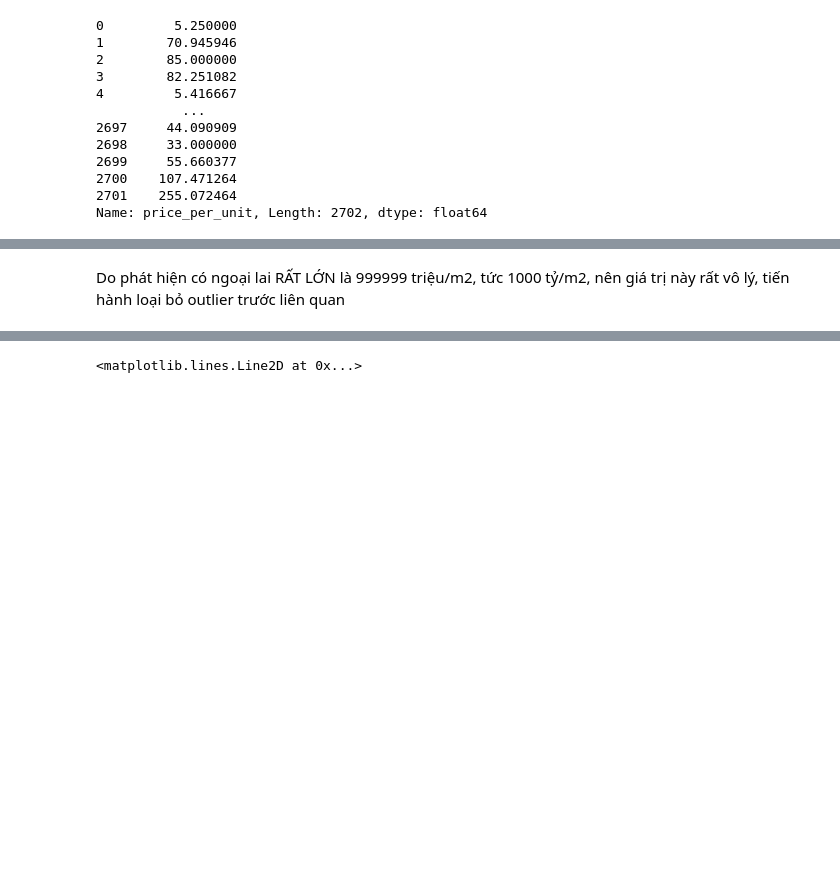
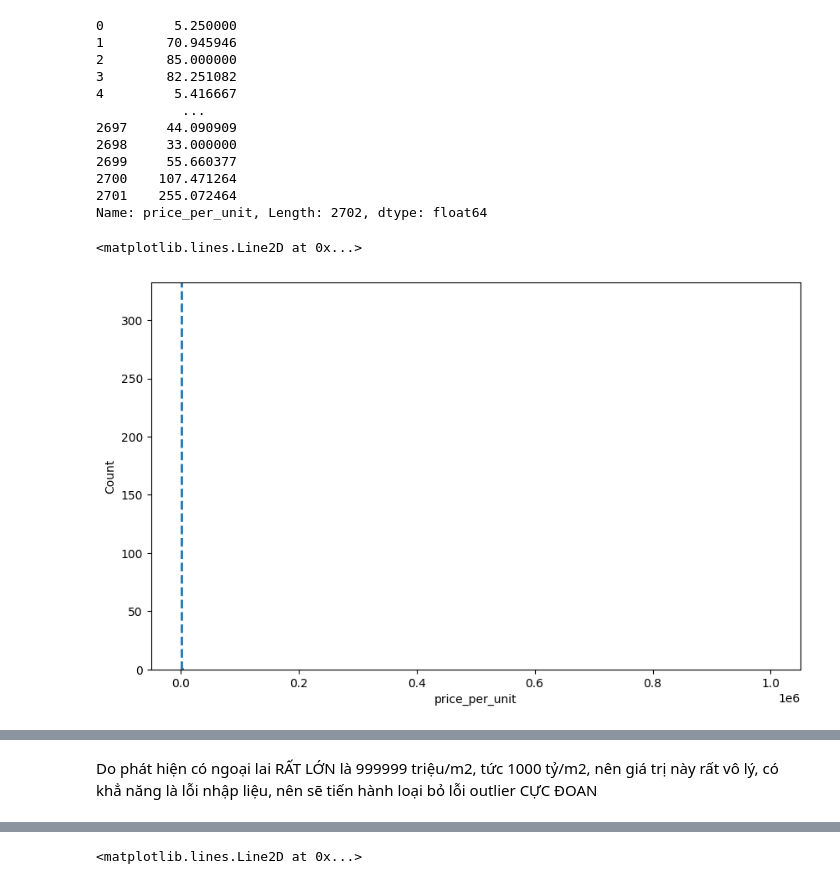
Before and after one commit to khaixinhtuoi/house_price_analysis, a Jupyter notebook: 01_build_model.ipynb, the cells around one changed output, grey strips where cells are left out. Cells and saved outputs as stored; diff of their text form; code cells hidden in the pictures; blank space fills up the shorter version.

Commit message:
complete data preprocessing

```diff
--- a/01_build_model.ipynb
+++ b/01_build_model.ipynb
@@ -175,6 +175,13 @@ data['price_per_unit']
 2700    107.471264
 2701    255.072464
 Name: price_per_unit, Length: 2702, dtype: float64
+# %%
+plt.figure(figsize=(10, 6))
+sns.histplot(data['price_per_unit'])
+plt.axvline(x=data['price_per_unit'].mean(), linestyle="--", linewidth=2)
+# %% [output]
+<matplotlib.lines.Line2D at 0x...>
+[figure, added]
 # %%
 data.describe()
 # %% [output]
@@ -188,7 +195,7 @@ data.describe()
 | 75% | 1.996750e+04 | 140.750000 | 13.000000 | 8.000000 | 24.000000 | 5.000000 | 6.000000 | 224.872449 |
 | max | 1.350000e+06 | 960.000000 | 715.000000 | 485.000000 | 415.000000 | 40.000000 | 190.000000 | 1000000.000000 |
 # %% [markdown]
-Do phát hiện có ngoại lai RẤT LỚN là 999999 triệu/m2, tức 1000 tỷ/m2, nên giá trị này rất vô lý, tiến hành loại bỏ outlier trước liên quan
+Do phát hiện có ngoại lai RẤT LỚN là 999999 triệu/m2, tức 1000 tỷ/m2, nên giá trị này rất vô lý, có khẳ năng là lỗi nhập liệu, nên sẽ  tiến hành loại bỏ lỗi outlier CỰC ĐOAN
 # %%
 def remove_outlier_with_IQR(data, col_name, LowerFence, UpperFence):
     data_col_have_outlier = data[col_name]
```
Also changed, not shown: parts of 1 cell of this notebook.
